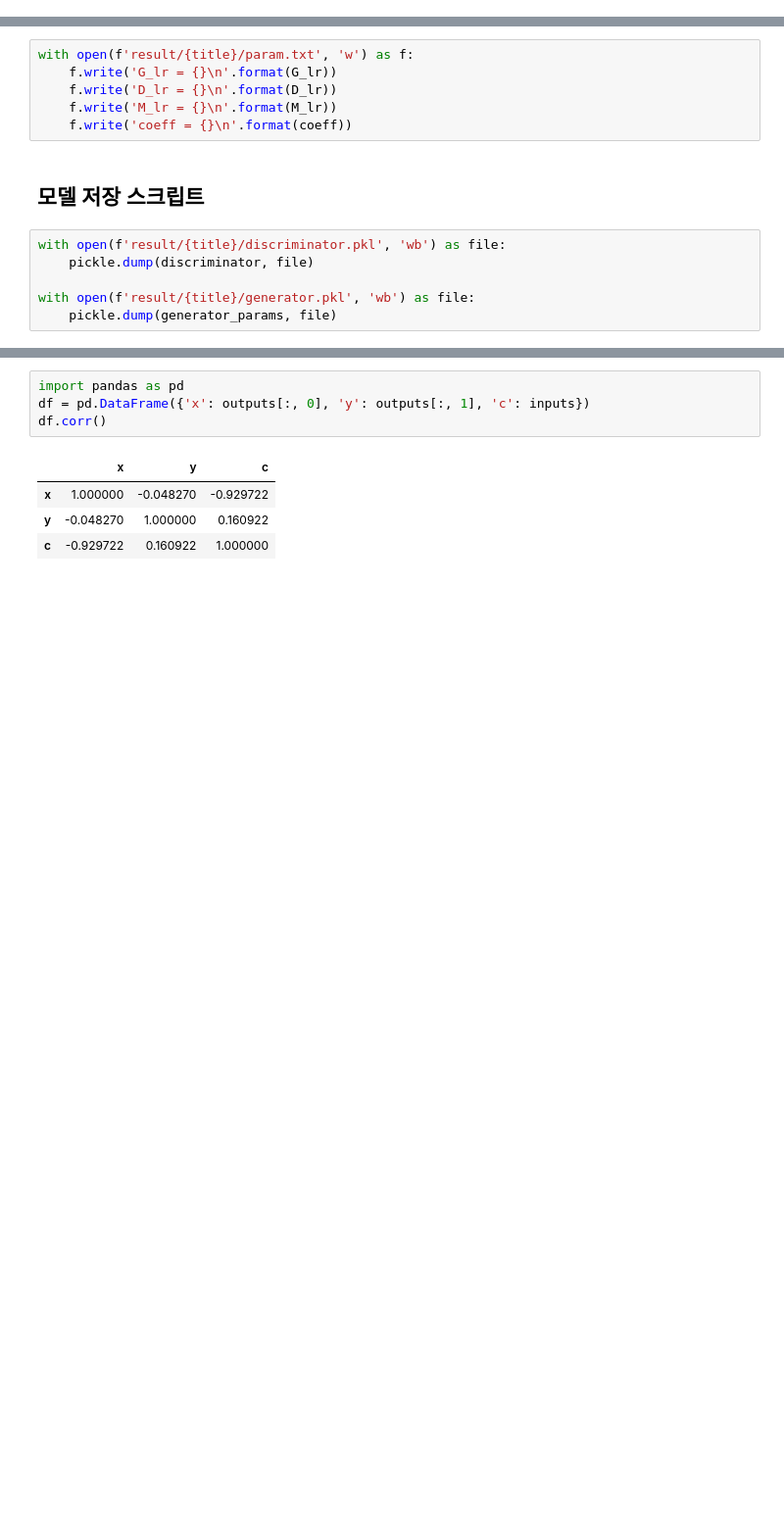
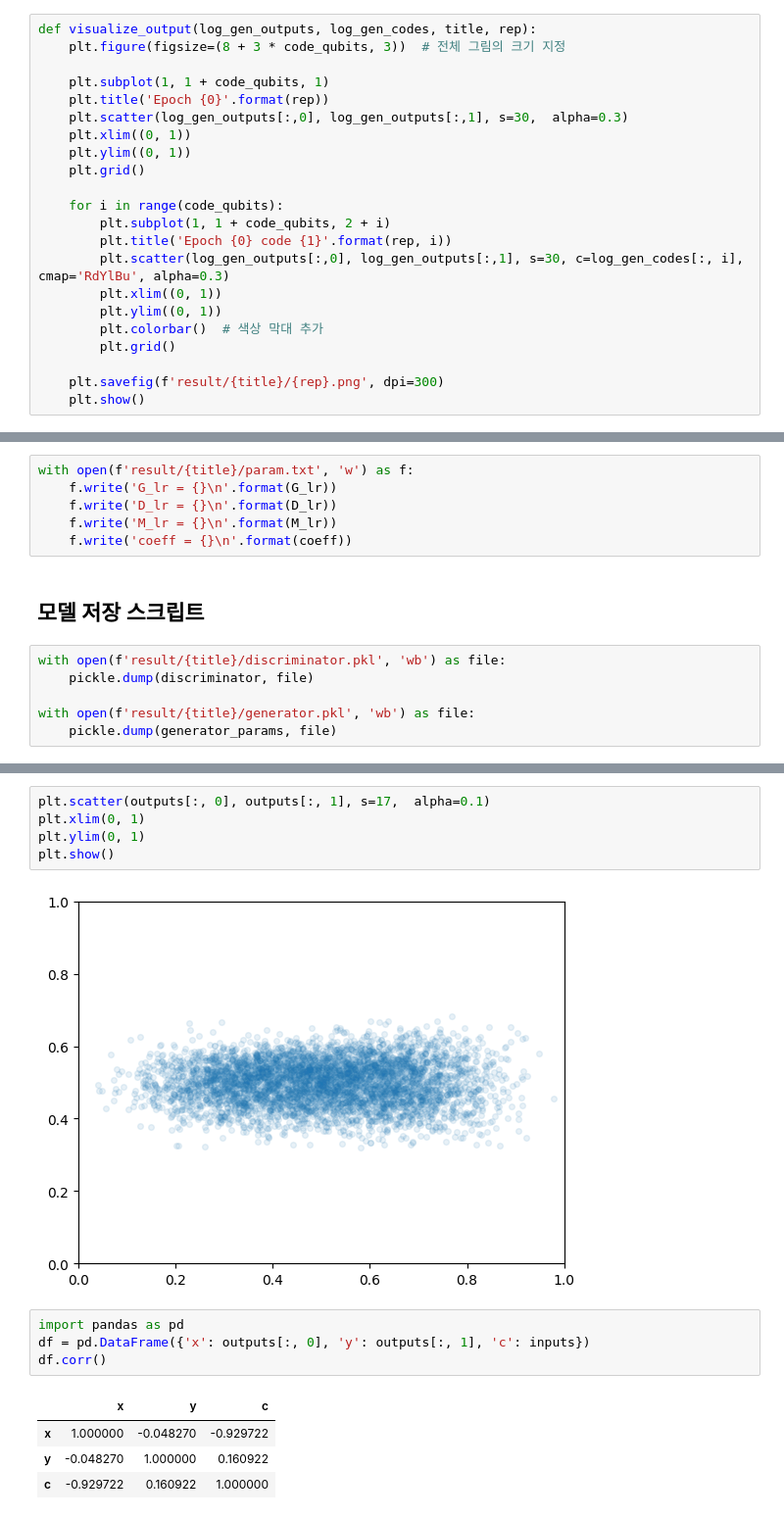
Before and after one commit to red1108/infoQGAN-outdated-, a Jupyter notebook: QGAN+QMINE/code.ipynb, the cells around one changed output, grey strips where cells are left out. Shown at 98% size. Cells and saved outputs as stored; diff of their text form; blank space fills up the shorter version.

```diff
--- a/QGAN+QMINE/code.ipynb
+++ b/QGAN+QMINE/code.ipynb
@@ -239,6 +240,28 @@ M_lr = 1e-3
 G_opt = torch.optim.Adam([generator_params], lr=G_lr)
 D_opt = torch.optim.Adam(discriminator.parameters(), lr=D_lr)
 M_opt = torch.optim.Adam(mine.parameters(), lr=M_lr)
+# %%
+def visualize_output(log_gen_outputs, log_gen_codes, title, rep):
+    plt.figure(figsize=(8 + 3 * code_qubits, 3))  # 전체 그림의 크기 지정
+
+    plt.subplot(1, 1 + code_qubits, 1)
+    plt.title('Epoch {0}'.format(rep))
+    plt.scatter(log_gen_outputs[:,0], log_gen_outputs[:,1], s=30,  alpha=0.3)
+    plt.xlim((0, 1))
+    plt.ylim((0, 1))
+    plt.grid()
+
+    for i in range(code_qubits):
+        plt.subplot(1, 1 + code_qubits, 2 + i)
+        plt.title('Epoch {0} code {1}'.format(rep, i))
+        plt.scatter(log_gen_outputs[:,0], log_gen_outputs[:,1], s=30, c=log_gen_codes[:, i], cmap='RdYlBu', alpha=0.3)
+        plt.xlim((0, 1))
+        plt.ylim((0, 1))
+        plt.colorbar()  # 색상 막대 추가
+        plt.grid()
+
+    plt.savefig(f'result/{title}/{rep}.png', dpi=300)
+    plt.show()
 # %%
 import os
 epoch = 300
@@ -378,3 +426,10 @@ for code_ind in range(code_qubits): # 모든 코드마다 색상읃 달리하여
+# %%
+plt.scatter(outputs[:, 0], outputs[:, 1], s=17,  alpha=0.1)
+plt.xlim(0, 1)
+plt.ylim(0, 1)
+plt.show()
+# %% [output]
+[figure, added]
 # %%
 import pandas as pd
 df = pd.DataFrame({'x': outputs[:, 0], 'y': outputs[:, 1], 'c': inputs})
```
Also changed, not shown: parts of 7 cells of this notebook, 2 other files.
